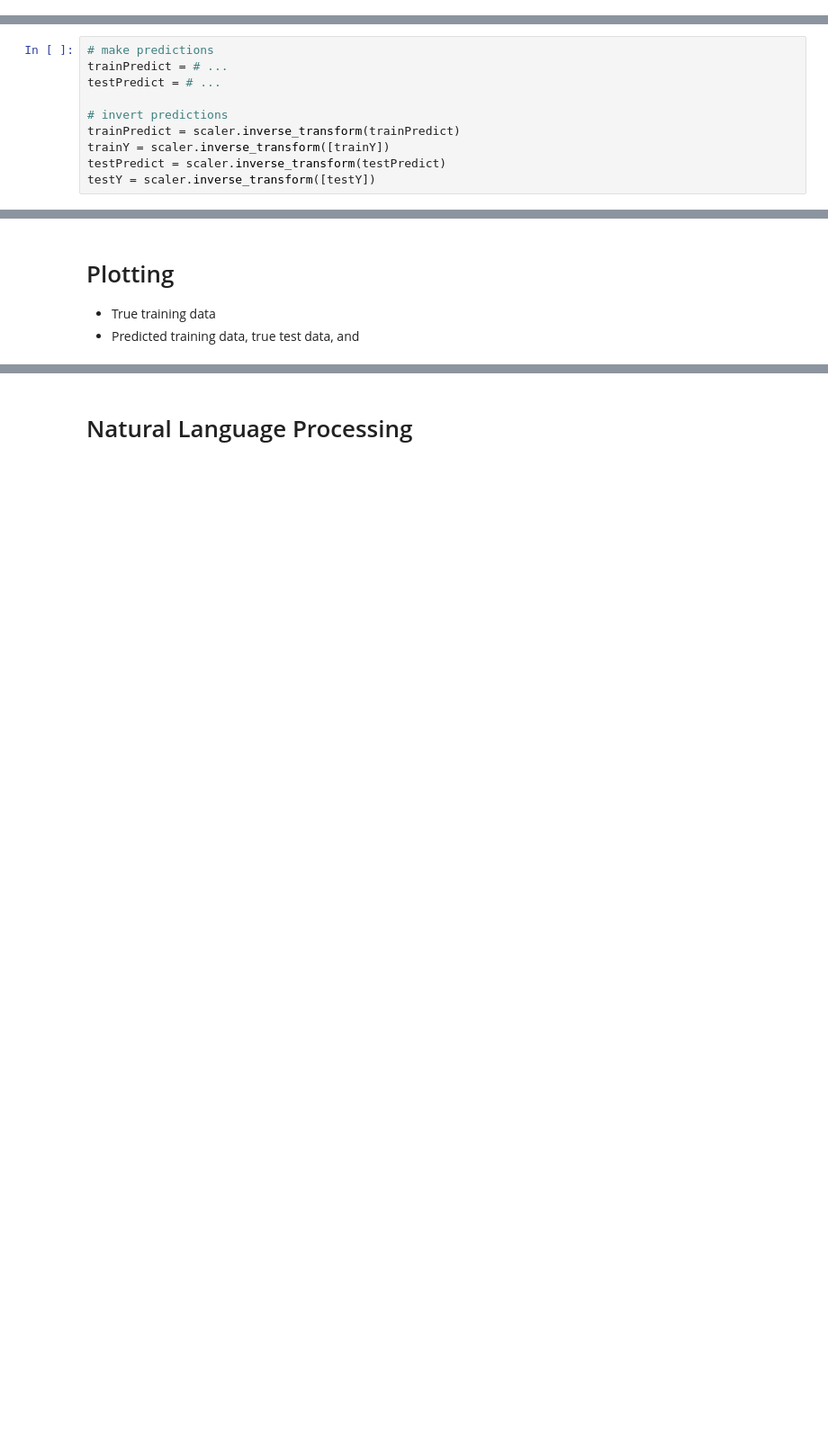
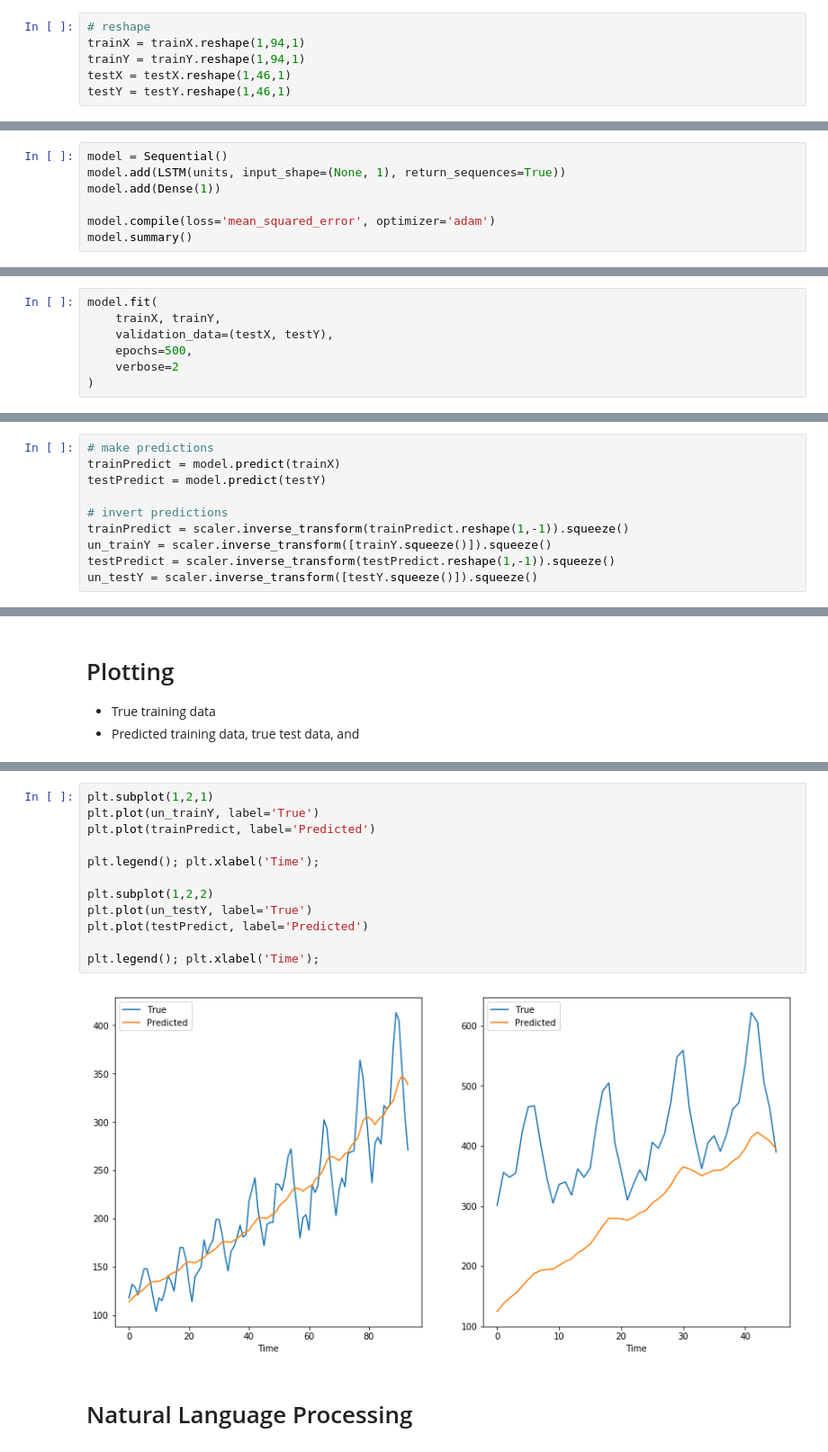
Before and after one commit to jordanott/DeepLearning, a Jupyter notebook: Notebooks/07 Recurrent Neural Networks.ipynb, the cells around one changed output, grey strips where cells are left out. Shown: that part at 90% size. Drawn from its saved outputs; the diff is of its cells as text; blank space fills up the shorter version.

```diff
--- a/Notebooks/07 Recurrent Neural Networks.ipynb
+++ b/Notebooks/07 Recurrent Neural Networks.ipynb
@@ -212,0 +236,6 @@ trainX.shape, testX.shape
+# %%
+# reshape
+trainX = trainX.reshape(1,94,1)
+trainY = trainY.reshape(1,94,1)
+testX = testX.reshape(1,46,1)
+testY = testY.reshape(1,46,1)
@@ -214,0 +249,7 @@ trainX.shape, testX.shape
+# %%
+model = Sequential()
+model.add(LSTM(units, input_shape=(None, 1), return_sequences=True))
+model.add(Dense(1))
+
+model.compile(loss='mean_squared_error', optimizer='adam')
+model.summary()
@@ -215,3 +268,10 @@ trainX.shape, testX.shape
 # %% [markdown]
 # Training
 * Train your model for 100 epochs
+# %%
+model.fit(
+    trainX, trainY,
+    validation_data=(testX, testY),
+    epochs=500,
+    verbose=2
+)
@@ -219,11 +298,11 @@ trainX.shape, testX.shape
 # Predictions
 # %%
 # make predictions
-trainPredict = # ...
-testPredict = # ...
+trainPredict = model.predict(trainX)
+testPredict = model.predict(testY)
 
 # invert predictions
-trainPredict = scaler.inverse_transform(trainPredict)
-trainY = scaler.inverse_transform([trainY])
-testPredict = scaler.inverse_transform(testPredict)
-testY = scaler.inverse_transform([testY])
+trainPredict = scaler.inverse_transform(trainPredict.reshape(1,-1)).squeeze()
+un_trainY = scaler.inverse_transform([trainY.squeeze()]).squeeze()
+testPredict = scaler.inverse_transform(testPredict.reshape(1,-1)).squeeze()
+un_testY = scaler.inverse_transform([testY.squeeze()]).squeeze()
@@ -236,2 +316,16 @@ SyntaxError: invalid syntax (<ipython-input-14-5d18cfab64b6>, line 2)
+# %%
+plt.subplot(1,2,1)
+plt.plot(un_trainY, label='True')
+plt.plot(trainPredict, label='Predicted')
+
+plt.legend(); plt.xlabel('Time');
+
+plt.subplot(1,2,2)
+plt.plot(un_testY, label='True')
+plt.plot(testPredict, label='Predicted')
+
+plt.legend(); plt.xlabel('Time');
+# %% [output]
+[figure, added]
 # %% [markdown]
 # Natural Language Processing
```
Also changed, not shown: parts of 45 cells of this notebook.
